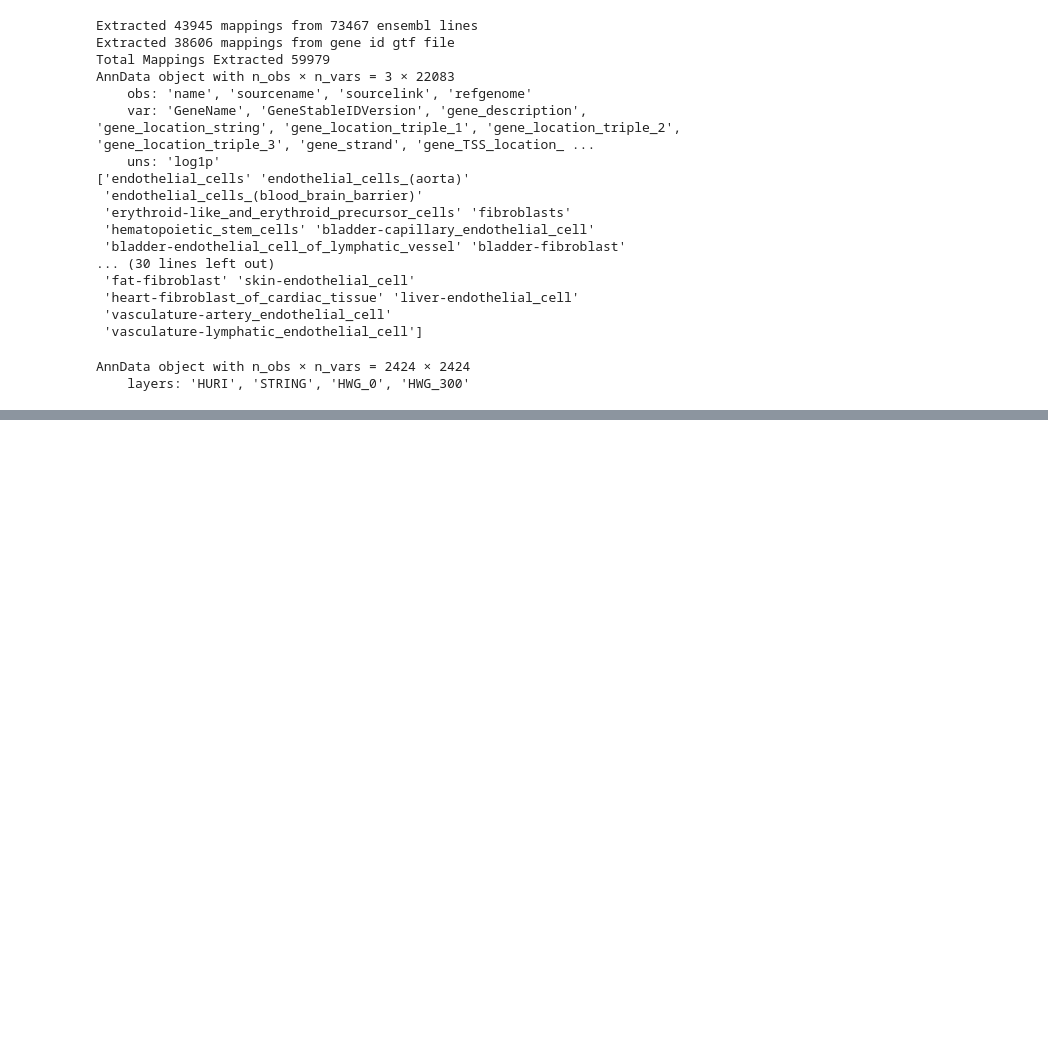
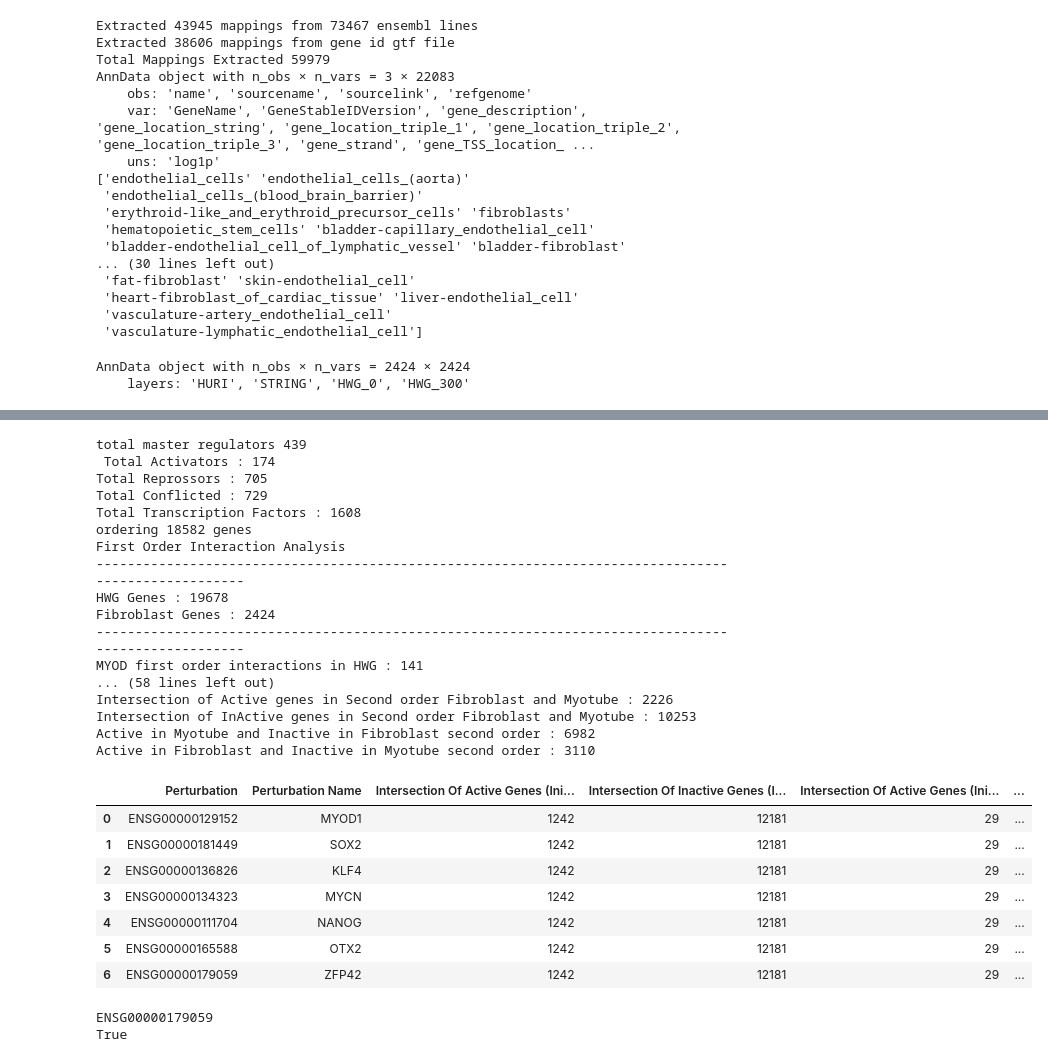
Before and after one commit to imnuvi/HardWiredGenome, a Jupyter notebook: Network_Operations.ipynb, the cells around one changed output, grey strips where cells are left out. Saved outputs shown, nothing was run; the diff lists cells and outputs as text; code cells hidden in the pictures; blank space fills up the shorter version.

```diff
--- a/Network_Operations.ipynb
+++ b/Network_Operations.ipynb
@@ -51,0 +48,4 @@ Index(['Fibroblast', 'EmbryonicStemCells', 'Myotube'], dtype='object', name='Cel
+# %%
+
+fibroblast_adata = fetch_fibroblast_data()
+myotube_adata = fetch_myotube_data()
@@ -931,0 +1376,46 @@ Second order OFF genes in fibroblast : 123
+# %%
+
+
+perturbation_otx2 = 'ENSG00000165588'
+
+perturbation_metrics_otx2 = fetch_perturbation_metrics(a_matrix_adata, b_matrix_true, myotube_adata, perturbation_otx2)
+
+metric_table_otx2 = print_proper_results(perturbation_metrics_otx2)
+
+
+perturbation_zfp42 = 'ENSG00000179059'
+
+perturbation_metrics_zfp42 = fetch_perturbation_metrics(a_matrix_adata, b_matrix_true, myotube_adata, perturbation_zfp42)
+
+metric_table_zfp42 = print_proper_results(perturbation_metrics_zfp42)
+
+
+
+combined_df = pd.concat([metric_table, metric_table_sox2, metric_table_klf4, metric_table_mycn, metric_table_nanog, metric_table_otx2, metric_table_zfp42], ignore_index=True)
+combined_df
+# %% [output]
+total master regulators 439
+ Total Activators : 174
+Total Reprossors : 705
+Total Conflicted : 729
+Total Transcription Factors : 1608
+ordering 18582 genes
+First Order Interaction Analysis
+----------------------------------------------------------------------------------------------------
+HWG Genes : 19678
+Fibroblast Genes : 2424
+----------------------------------------------------------------------------------------------------
+MYOD first order interactions in HWG : 141
+... (58 lines left out)
+Intersection of Active genes in Second order Fibroblast and Myotube : 2226
+Intersection of InActive genes in Second order Fibroblast and Myotube : 10253
+Active in Myotube and Inactive in Fibroblast second order : 6982
+Active in Fibroblast and Inactive in Myotube second order : 3110
+|  | Perturbation | Perturbation Name | Intersection Of Active Genes (Ini... | Intersection Of Inactive Genes (I... | Intersection Of Active Genes (Ini... | ... |
+| 0 | ENSG00000129152 | MYOD1 | 1242 | 12181 | 29 | ... |
+| 1 | ENSG00000181449 | SOX2 | 1242 | 12181 | 29 | ... |
+| 2 | ENSG00000136826 | KLF4 | 1242 | 12181 | 29 | ... |
+| 3 | ENSG00000134323 | MYCN | 1242 | 12181 | 29 | ... |
+| 4 | ENSG00000111704 | NANOG | 1242 | 12181 | 29 | ... |
+| 5 | ENSG00000165588 | OTX2 | 1242 | 12181 | 29 | ... |
+| 6 | ENSG00000179059 | ZFP42 | 1242 | 12181 | 29 | ... |
@@ -931,0 +1424,7 @@ Second order OFF genes in fibroblast : 123
+# %%
+gname = gene_name_id_map.get('ZFP42')
+print(gname)
+print(gname in a_matrix_adata.obs_names.tolist())
+# %% [output]
+ENSG00000179059
+True
```
Also changed, not shown: parts of 20 cells of this notebook, 5 other files.
